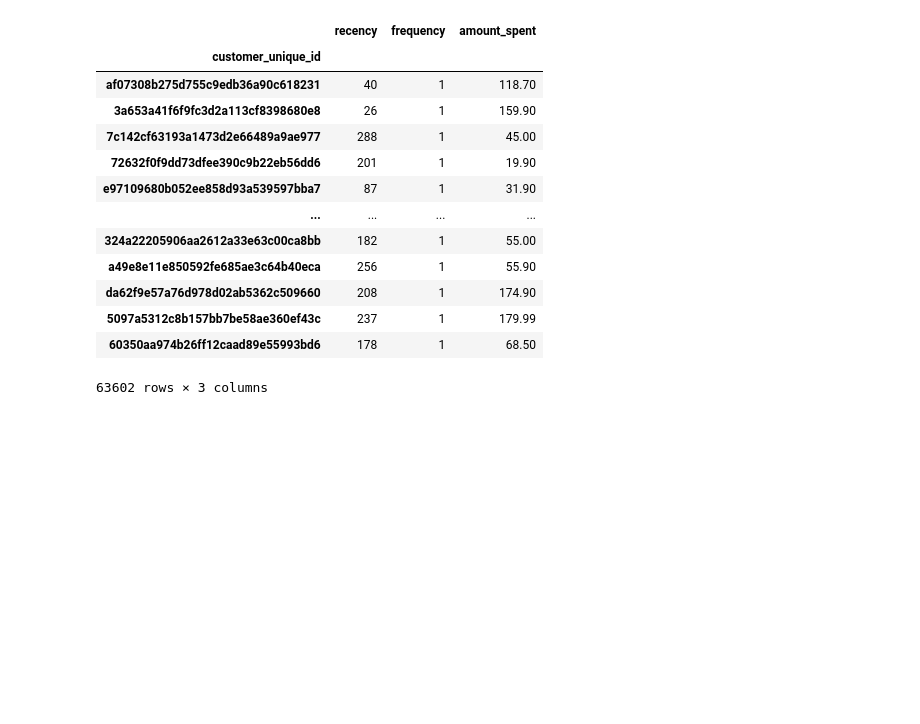
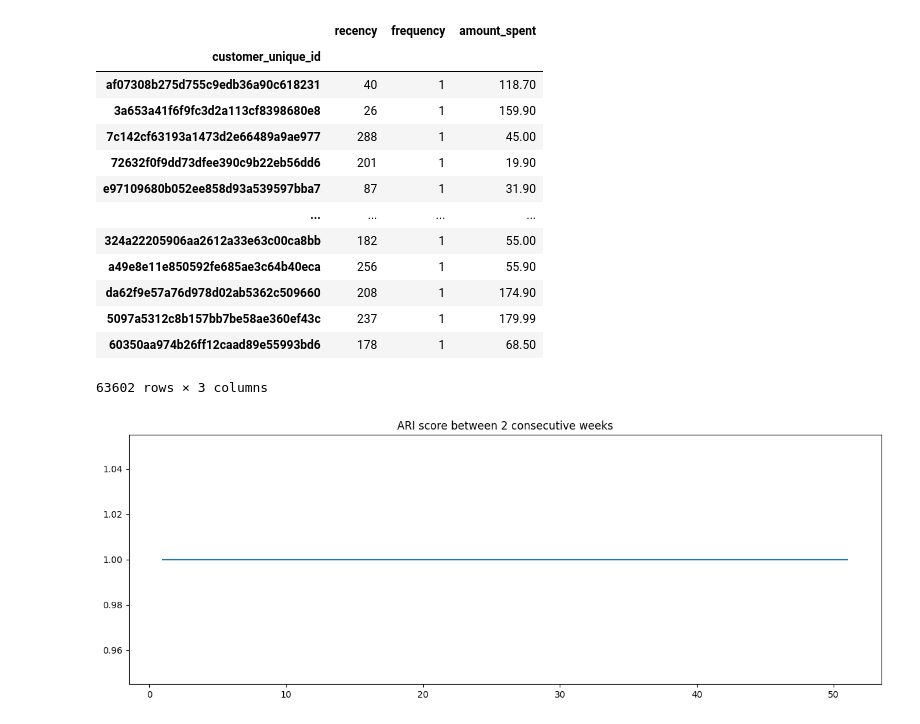
Before and after one commit to ThomasMeb/Projet_4, a Jupyter notebook: Mebarki_Thomas_notebook_simulation_032023.ipynb, the cells around one changed output. Cells and saved outputs as stored; diff of their text form; code cells hidden in the pictures; blank space fills up the shorter version.

```diff
--- a/Mebarki_Thomas_notebook_simulation_032023.ipynb
+++ b/Mebarki_Thomas_notebook_simulation_032023.ipynb
@@ -68,7 +68,7 @@ plt.show()
 [figure]
 # %%
 # create a dictionary of dataframes for each recency range
-data_dict = {}
+data_fn = {}
 for i in range(1, 53):
-    data_dict[i] = data.loc[data['recency_{}'.format(i)] == 1, ['recency', 'frequency', 'amount_spent']]
+    data_fn[i] = data.loc[data['recency_{}'.format(i)] == 1, ['recency', 'frequency', 'amount_spent']]
 # %%
@@ -99,13 +99,21 @@ for i in range(1, 53):
       kmeans_retro[i] = KMeans(n_clusters=4, random_state=42)
 # %%
 for i in range(1, 53):
-    kmeans[i].fit(data_dict[i])
+    kmeans[i].fit(data_fn[i])
 # %%
-kmeans_retro[1].fit(data_dict[1])
+kmeans_retro[1].fit(data_fn[1])
 for i in range(1, 52):
-    kmeans_retro[i+1].fit(data_dict[i])
+    kmeans_retro[i+1].fit(data_fn[i])
 # %%
 #Calculate the ARI score between i and i+1
-ari_dict = {}
+ari_fn = {}
 for i in range(1, 52):
-      ari_dict[i] = adjusted_rand_score(kmeans[i].labels_, kmeans_retro[i+1].labels_)
+      ari_fn[i] = adjusted_rand_score(kmeans[i].labels_, kmeans_retro[i+1].labels_)
+# %%
+#plot the ARI score
+plt.figure(figsize=(15, 5))
+plt.plot(list(ari_fn.keys()), list(ari_fn.values()))
+plt.title('ARI score between 2 consecutive weeks')
+plt.show()
+# %% [output]
+[figure, added]
```
Also changed, not shown: parts of 9 cells of this notebook.
